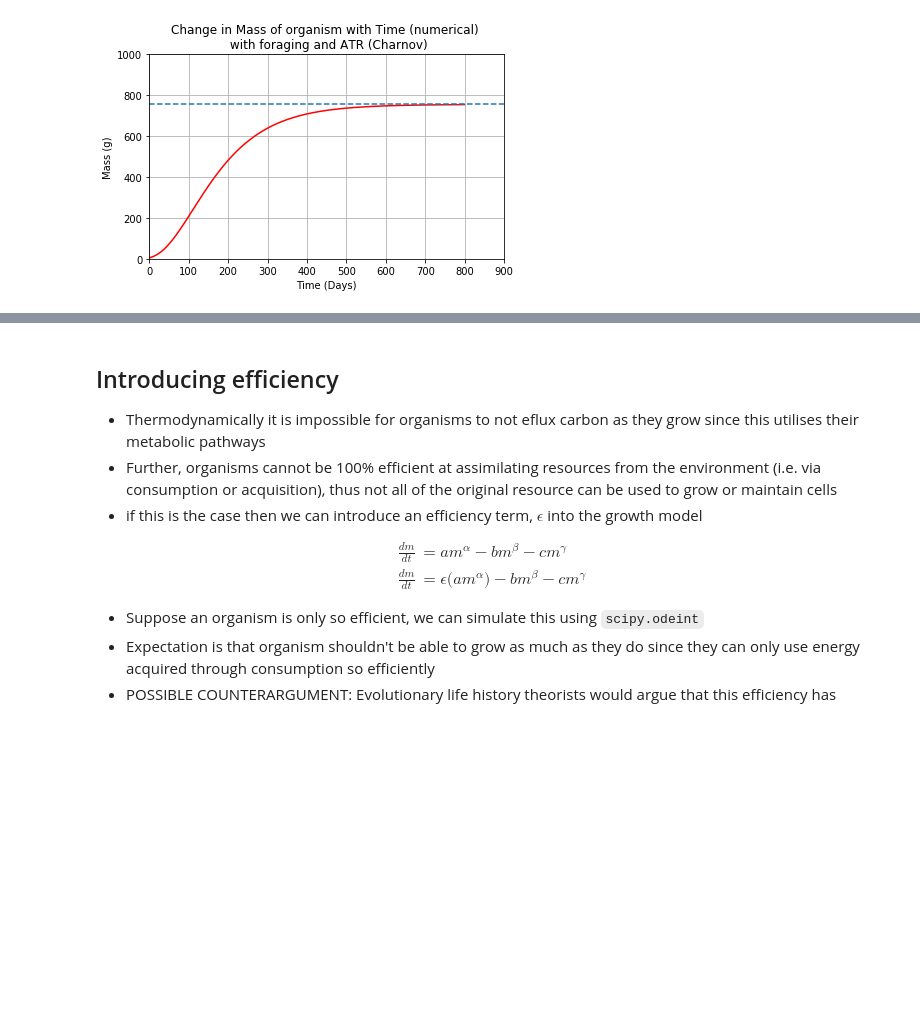
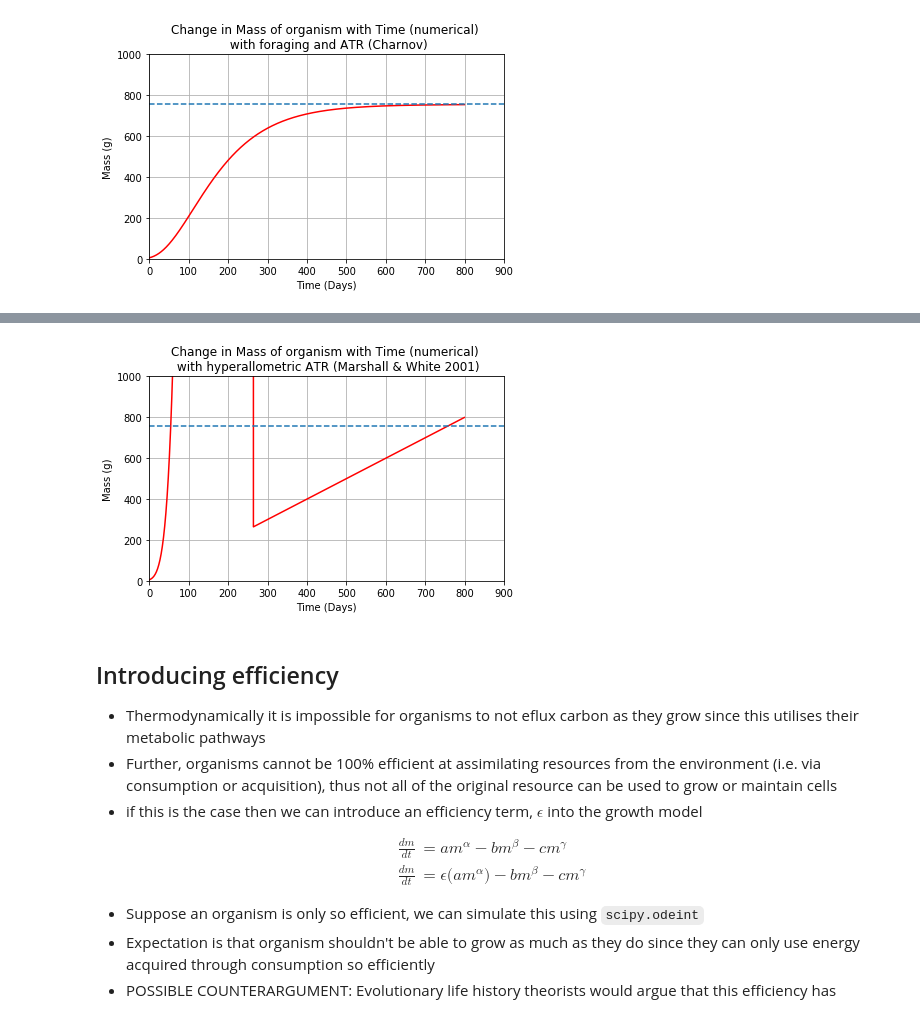
Before and after one commit to lvassor/HyperallometricFecundity, a Jupyter notebook: Code/ontogenetic_growth.ipynb, the cells around one changed output, grey strips where cells are left out. Drawn from its saved outputs; the diff is of its cells as text; code cells hidden in the pictures; blank space fills up the shorter version.

Commit message:
notebook - updated ideas for consumption rate and Mashall & White 2019

```diff
--- a/Code/ontogenetic_growth.ipynb
+++ b/Code/ontogenetic_growth.ipynb
@@ -320,3 +356,39 @@ D
+# %%
+def dm_dt_marshall(m, t, f, a, b, c):                                  # numerically counting the behaviour of this model by repeating this mdoel as many times so as to have accurate representation of what model is doing
+    """ Marshall & White ODE model of growth with hyperallometric
+    reproduction. Takes model parameters and populates array
+    based on model calculations"""                      # t=0 is default
+    dmdt = f*a*(m**0.81) - (a*(m**0.81) - c*(m**1.28))
+    return sc.array(dmdt)
+
+# Param values
+a = 0.2
+
+# Maintenance
+b = a/(840**0.25)
+f = 2 #(a-b)
+
+# Reproduction
+c = 0.001 # proportion of mass dedicated to reproduction
+
+# Integrate - numerically derived mass with time
+int_mass_foraging = integrate.odeint(dm_dt_marshall, mass0, t=time, args=(f,a,b,c))
+
+# Plot numerical solution
+growth_curve = plt.plot(time, int_mass_foraging, 'r-', label = 'Mass with Time')
+plt.xlabel('Time (Days)')
+plt.ylabel('Mass (g)')
+plt.title('Change in Mass of organism with Time (numerical) \n with hyperallometric ATR (Marshall & White 2001)')
+plt.grid(True)
+axes = plt.gca()
+axes.set_xlim([0,900])
+axes.set_ylim([0,1000])
+# plt.axhline((a/b)**4) # asymptotic growth
+plt.axhline((search*mR*xR/(b+c))**4, linestyle='--') # asymptotic growth
+plt.tight_layout()
+plt.show()
+# %% [output]
+[figure, added]
 # %% [markdown]
 ## Introducing efficiency
 * Thermodynamically it is impossible for organisms to not eflux carbon as they grow since this utilises their metabolic pathways
```
Also changed, not shown: parts of 3 cells of this notebook, 1 other file.
